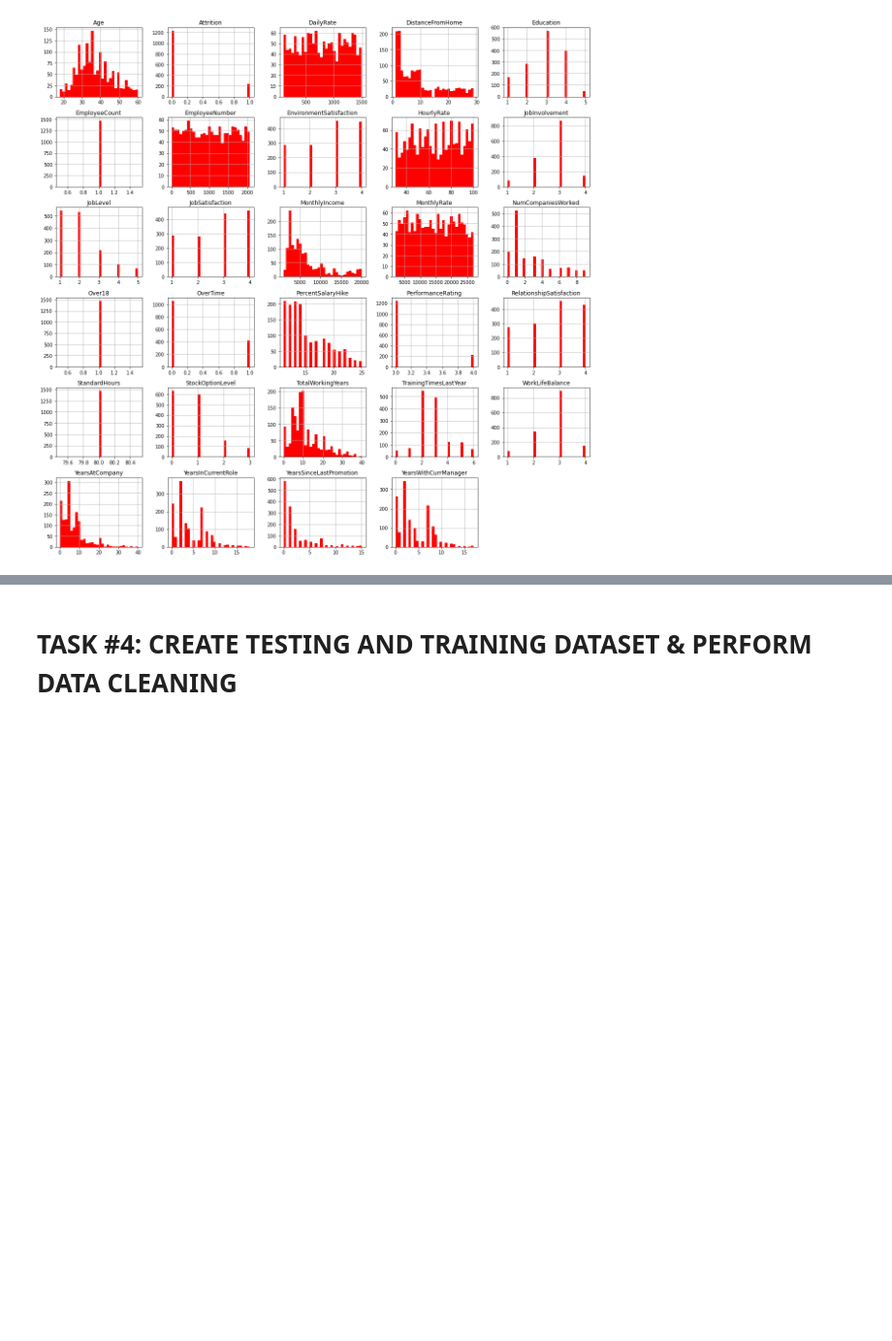
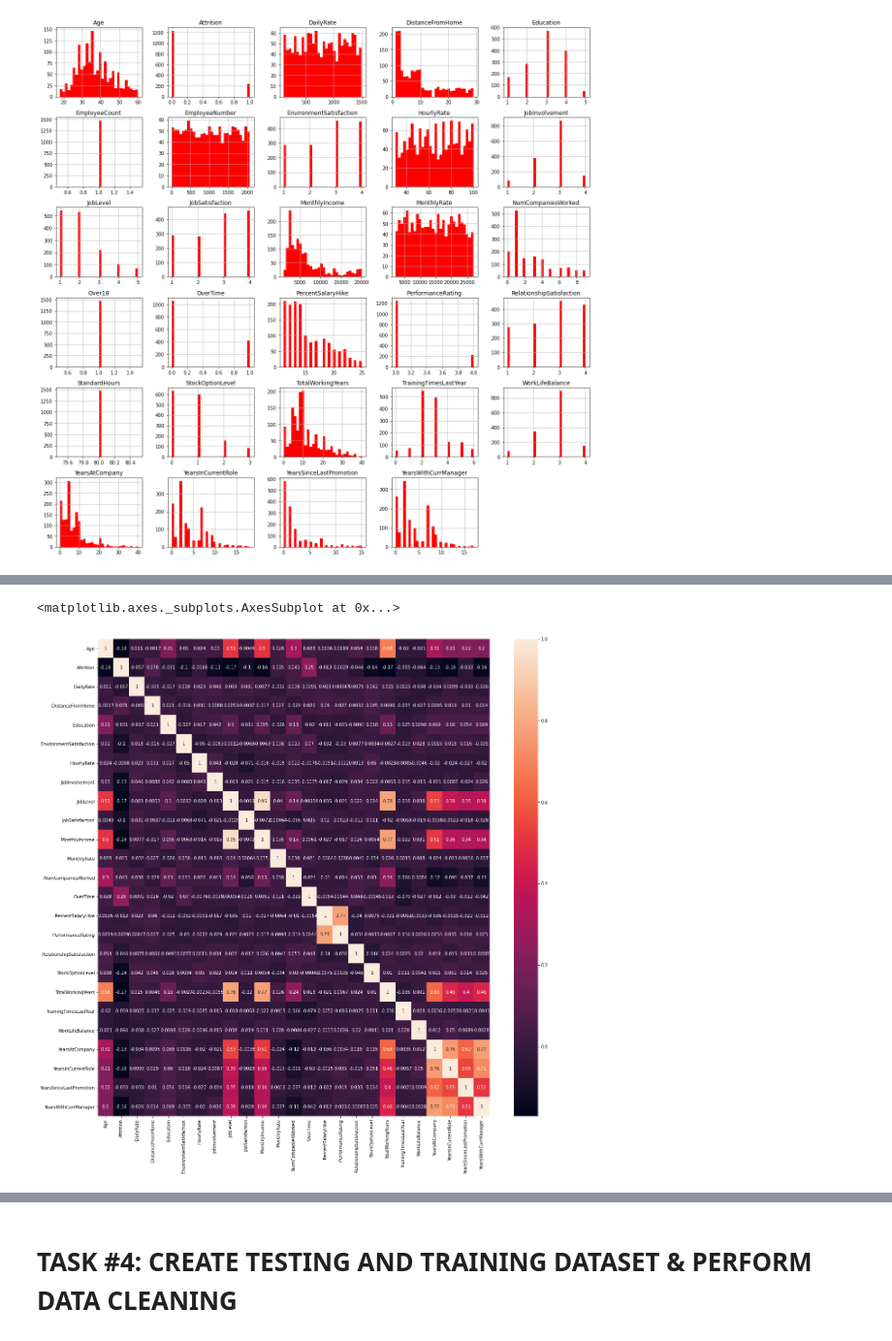
Before and after one commit to Walk509/Data-Science-for-Business-Case-Studies, a Jupyter notebook: Human_Resources_Department_Skeleton.ipynb, the cells around one changed output, grey strips where cells are left out. Shown at 97% size. Drawn from its saved outputs; the diff is of its cells as text; code cells hidden in the pictures; blank space fills up the shorter version.

```diff
--- a/Human_Resources_Department_Skeleton.ipynb
+++ b/Human_Resources_Department_Skeleton.ipynb
@@ -163,6 +190,11 @@ left_df.describe()
 # %%
-
+correlations = employee_df.corr()
+f, sx = plt.subplots(figsize = (20,20))
+sns.heatmap(correlations, annot = True)
 # Job level is strongly correlated with total working hours
 # Monthly income is strongly correlated with Job level
 # Monthly income is strongly correlated with total working hours
 # Age is stongly correlated with monthly income
+# %% [output]
+<matplotlib.axes._subplots.AxesSubplot at 0x...>
+[figure, added]
```
Also changed, not shown: parts of 12 cells of this notebook.
